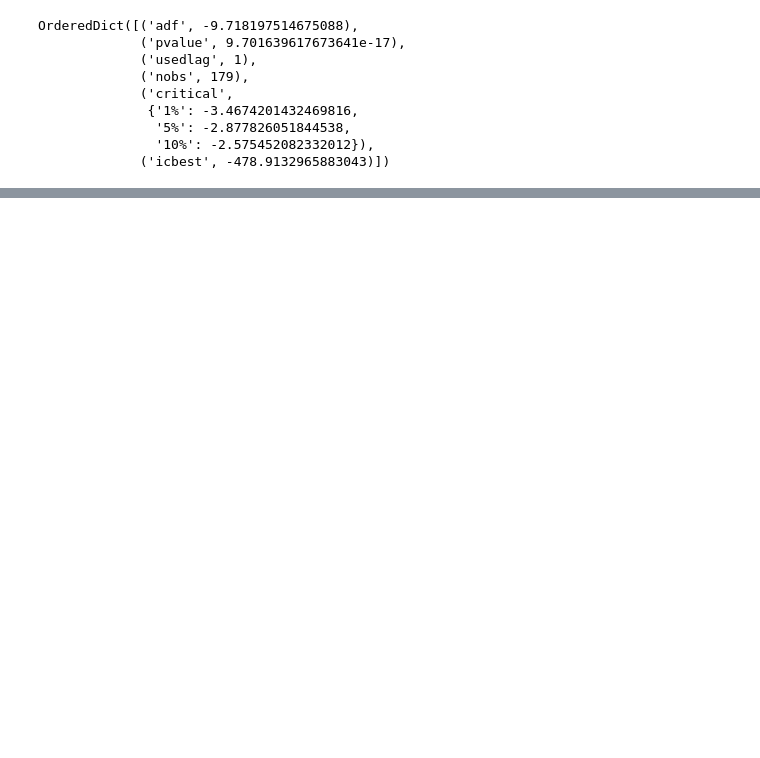
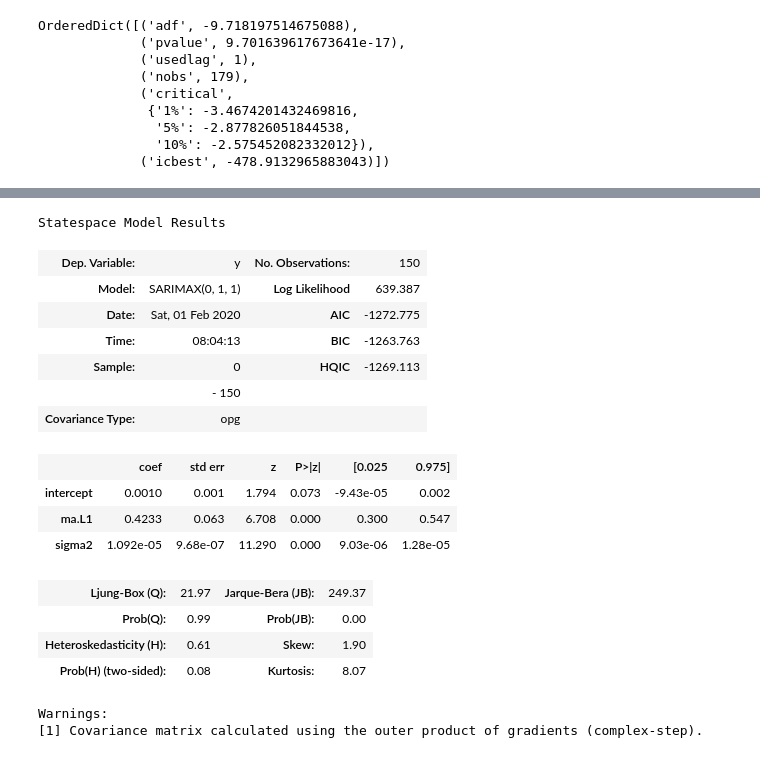
Before and after one commit to millengustavo/time-series-forecasting, a Jupyter notebook: notebooks/pandas-time-series.ipynb, the cells around one changed output, grey strips where cells are left out. Drawn from its saved outputs; the diff is of its cells as text; code cells hidden in the pictures; blank space fills up the shorter version.

```diff
--- a/notebooks/pandas-time-series.ipynb
+++ b/notebooks/pandas-time-series.ipynb
@@ -434,0 +532,21 @@ sns.despine()
+# %%
+pipeline.summary()
+# %% [output]
+Statespace Model Results
+| Dep. Variable: | y | No. Observations: | 150 |
+| Model: | SARIMAX(0, 1, 1) | Log Likelihood | 639.387 |
+| Date: | Sat, 01 Feb 2020 | AIC | -1272.775 |
+| Time: | 08:04:13 | BIC | -1263.763 |
+| Sample: | 0 | HQIC | -1269.113 |
+|  | - 150 |  |  |
+| Covariance Type: | opg |  |  |
+|  | coef | std err | z | P>|z| | [0.025 | 0.975] |
+| intercept | 0.0010 | 0.001 | 1.794 | 0.073 | -9.43e-05 | 0.002 |
+| ma.L1 | 0.4233 | 0.063 | 6.708 | 0.000 | 0.300 | 0.547 |
+| sigma2 | 1.092e-05 | 9.68e-07 | 11.290 | 0.000 | 9.03e-06 | 1.28e-05 |
+| Ljung-Box (Q): | 21.97 | Jarque-Bera (JB): | 249.37 |
+| Prob(Q): | 0.99 | Prob(JB): | 0.00 |
+| Heteroskedasticity (H): | 0.61 | Skew: | 1.90 |
+| Prob(H) (two-sided): | 0.08 | Kurtosis: | 8.07 |
+Warnings:
+[1] Covariance matrix calculated using the outer product of gradients (complex-step).
```
Also changed, not shown: parts of 29 cells of this notebook.
